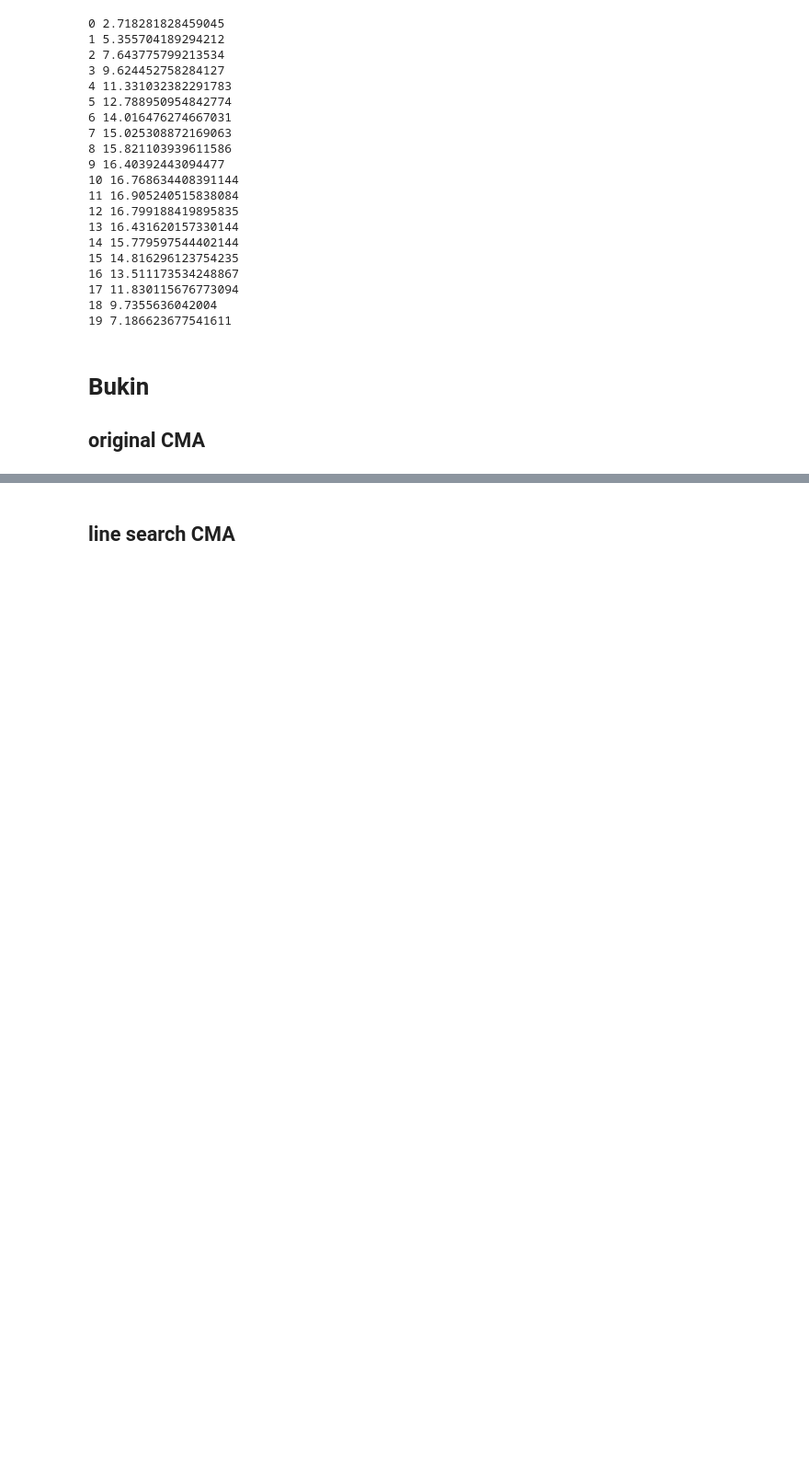
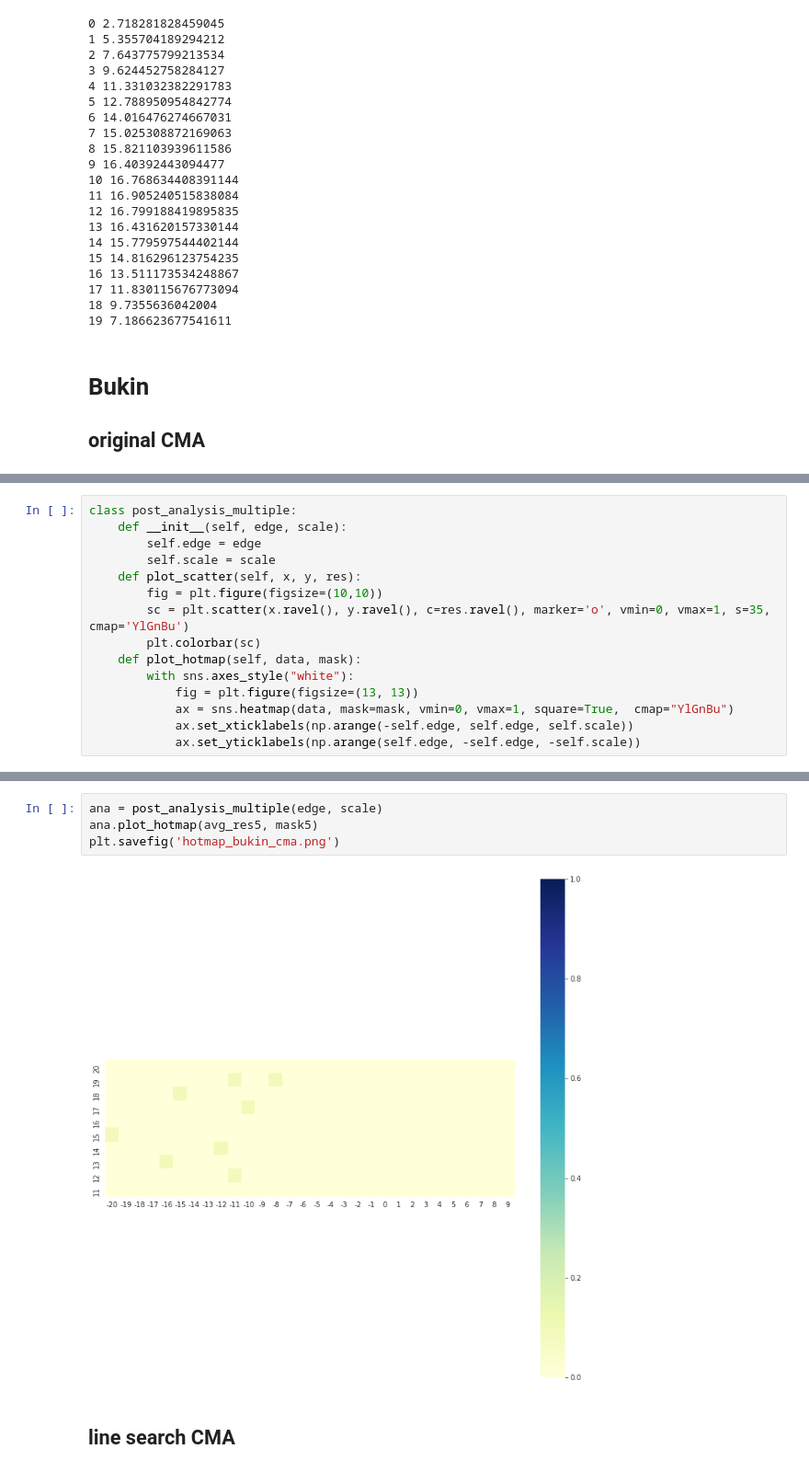
Before and after one commit to huajian1069/non-convex-optimisation, a Jupyter notebook: week 9.ipynb, the cells around one changed output, grey strips where cells are left out. Shown at 92% size. Drawn from its saved outputs; the diff is of its cells as text; blank space fills up the shorter version.

```diff
--- a/week 9.ipynb
+++ b/week 9.ipynb
@@ -476,0 +515,15 @@ for i, x in enumerate(np.arange(0, edge, scale)):
+# %%
+class post_analysis_multiple:
+    def __init__(self, edge, scale):
+        self.edge = edge
+        self.scale = scale
+    def plot_scatter(self, x, y, res):
+        fig = plt.figure(figsize=(10,10))
+        sc = plt.scatter(x.ravel(), y.ravel(), c=res.ravel(), marker='o', vmin=0, vmax=1, s=35, cmap='YlGnBu')
+        plt.colorbar(sc)
+    def plot_hotmap(self, data, mask):
+        with sns.axes_style("white"):
+            fig = plt.figure(figsize=(13, 13))
+            ax = sns.heatmap(data, mask=mask, vmin=0, vmax=1, square=True,  cmap="YlGnBu")
+            ax.set_xticklabels(np.arange(-self.edge, self.edge, self.scale))
+            ax.set_yticklabels(np.arange(self.edge, -self.edge, -self.scale))
@@ -477,2 +534,8 @@ for i, x in enumerate(np.arange(0, edge, scale)):
+# %%
+ana = post_analysis_multiple(edge, scale)
+ana.plot_hotmap(avg_res5, mask5)
+plt.savefig('hotmap_bukin_cma.png')
+# %% [output]
+[figure, added]
 # %% [markdown]
 ## line search CMA
```
Also changed, not shown: parts of 4 cells of this notebook, 11 other files.
